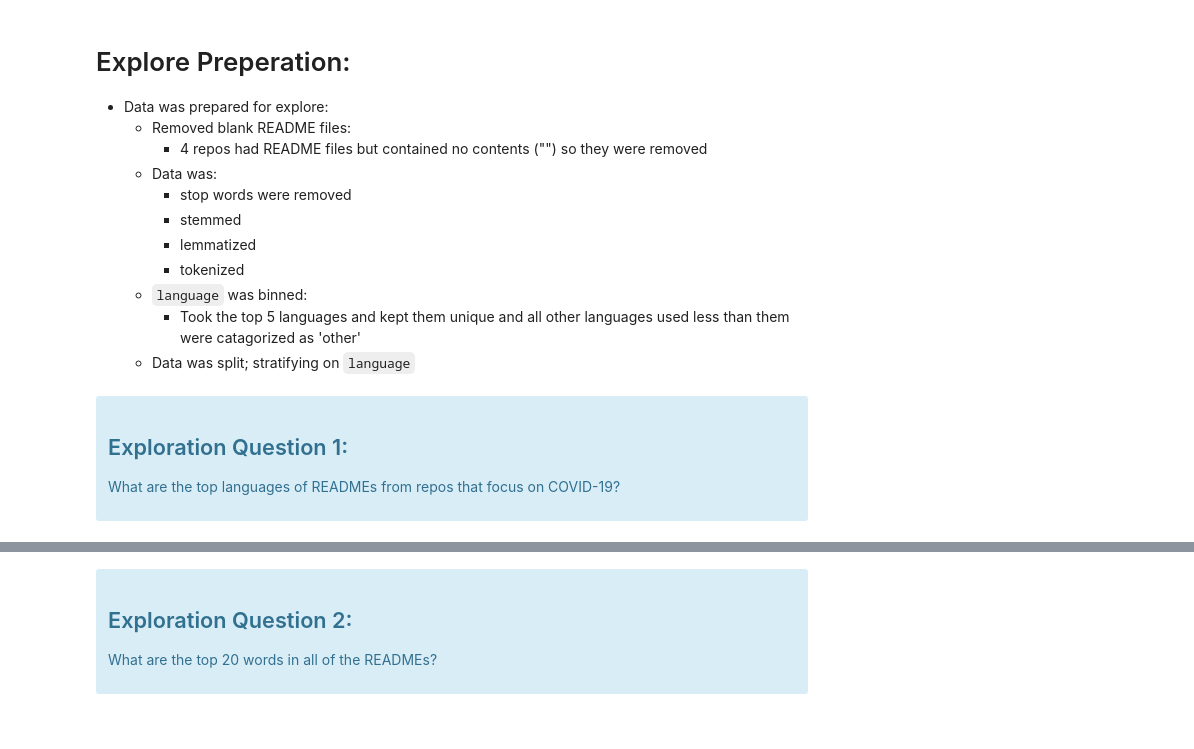
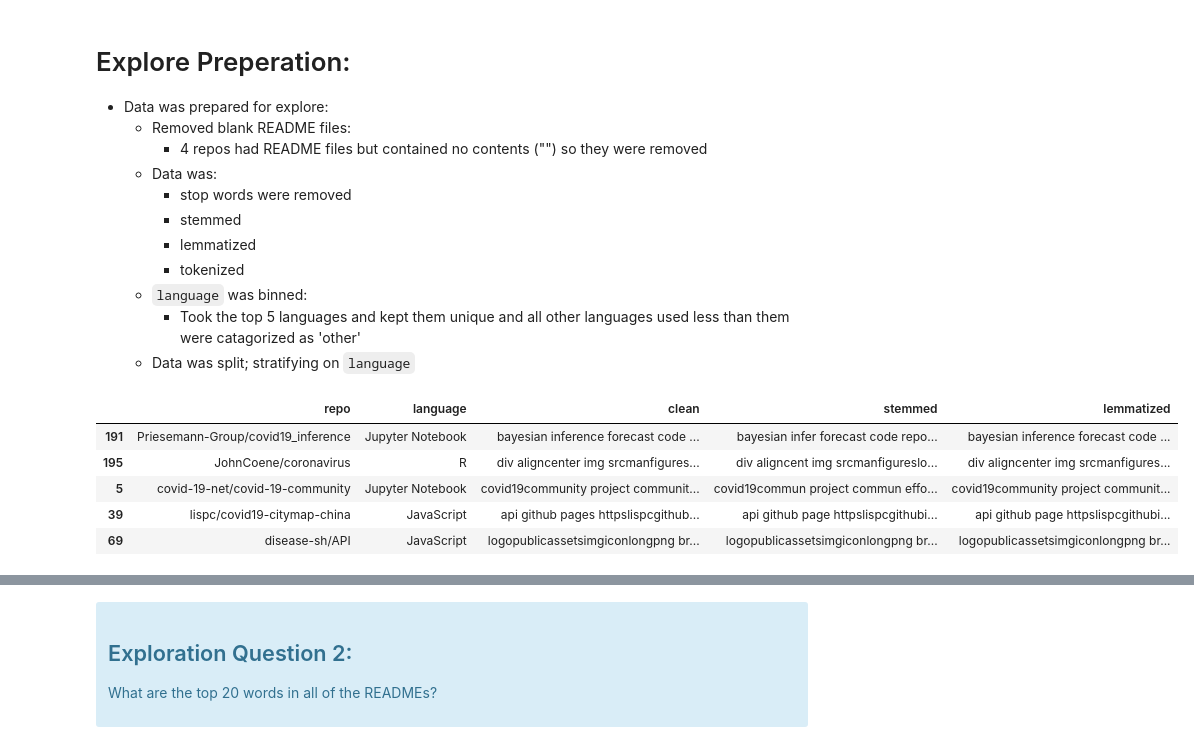
Before and after one commit to NLP-mini-project/NLP-MVP, a Jupyter notebook: final-report.ipynb, the cells around one changed output, grey strips where cells are left out. Saved outputs shown, nothing was run; the diff lists cells and outputs as text; code cells hidden in the pictures.

```diff
--- a/final-report.ipynb
+++ b/final-report.ipynb
@@ -54,12 +76,3 @@ df.head(3)
 # %%
 #splitting the data
 train, val, test=tts(df)
-# %% [markdown]
-<div class="alert alert-info">
-    <header>
-    <h2>Exploration Question 1:</h2>
-    </header>
-    <dl>
-        <dt>What are the top languages of READMEs from repos that focus on COVID-19?</dt>
-    </dl>
-</div>
@@ -68,0 +79,9 @@ ex.explore_q1(train)
+# %%
+train.head()
+# %% [output]
+|  | repo | language | clean | stemmed | lemmatized |
+| 191 | Priesemann-Group/covid19_inference | Jupyter Notebook | bayesian inference forecast code ... | bayesian infer forecast code repo... | bayesian inference forecast code ... |
+| 195 | JohnCoene/coronavirus | R | div aligncenter img srcmanfigures... | div aligncent img srcmanfigureslo... | div aligncenter img srcmanfigures... |
+| 5 | covid-19-net/covid-19-community | Jupyter Notebook | covid19community project communit... | covid19commun project commun effo... | covid19community project communit... |
+| 39 | lispc/covid19-citymap-china | JavaScript | api github pages httpslispcgithub... | api github page httpslispcgithubi... | api github page httpslispcgithubi... |
+| 69 | disease-sh/API | JavaScript | logopublicassetsimgiconlongpng br... | logopublicassetsimgiconlongpng br... | logopublicassetsimgiconlongpng br... |
```
Also changed, not shown: parts of 25 cells of this notebook, 1 other file.
